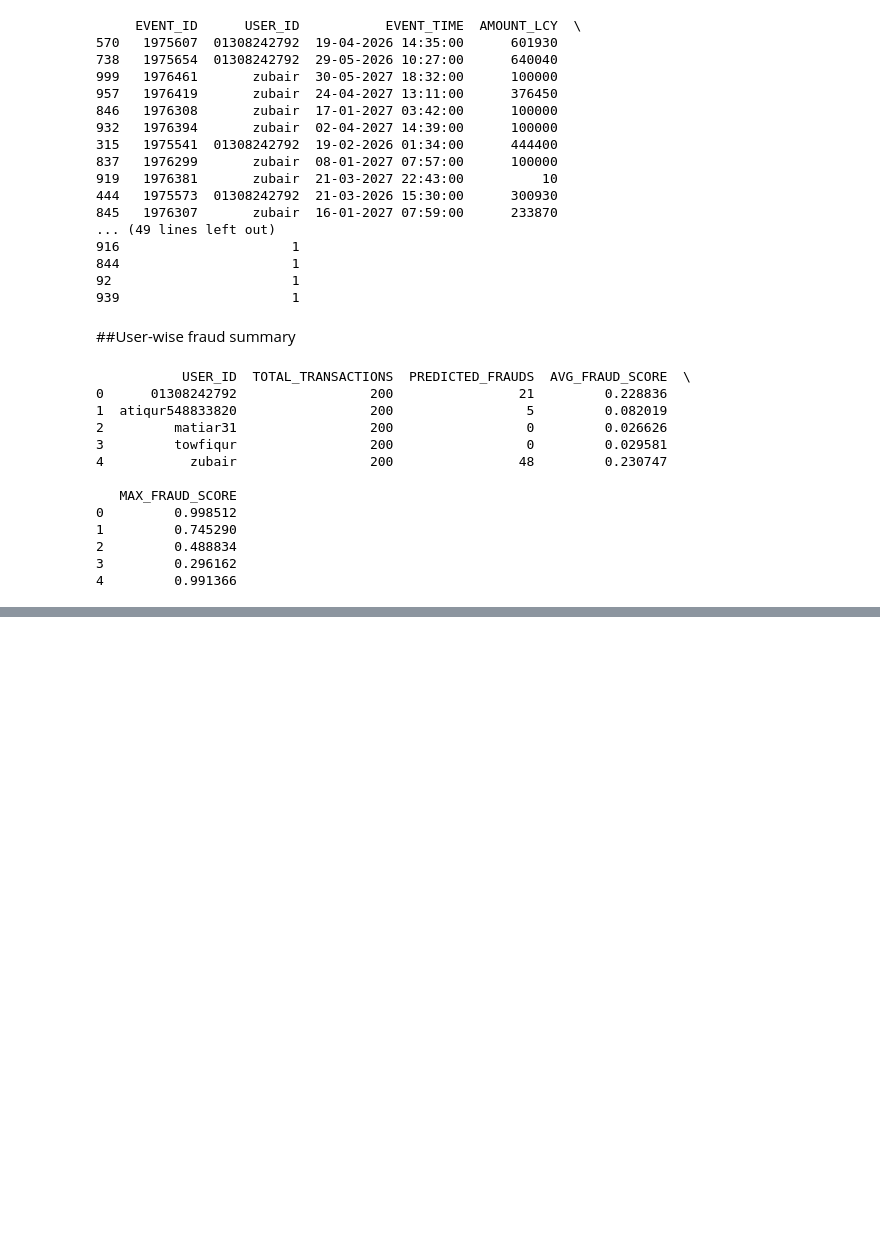
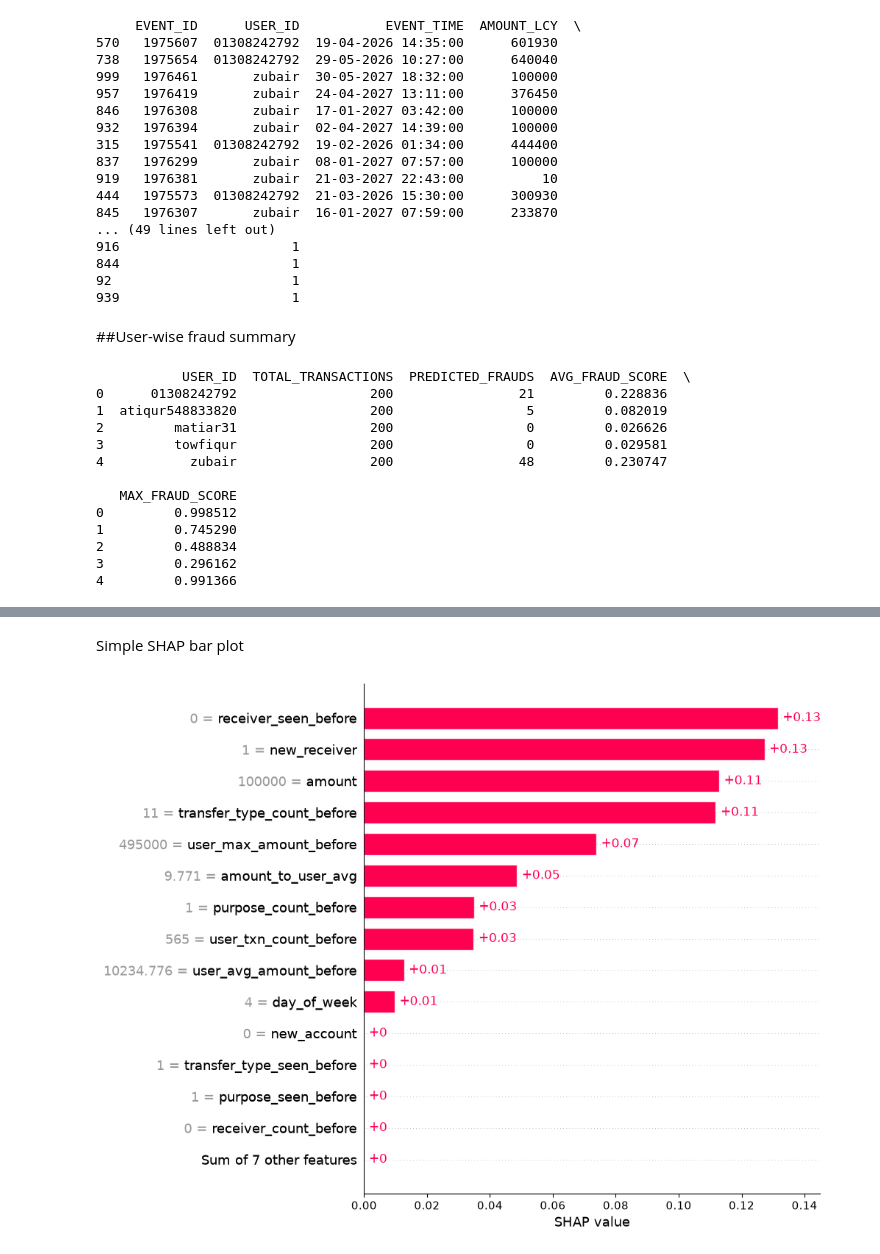
Before and after one commit to primasaha/River_first_make, a Jupyter notebook: River.ipynb, the cells around one changed output, grey strips where cells are left out. Saved outputs shown, nothing was run; the diff lists cells and outputs as text; code cells hidden in the pictures; blank space fills up the shorter version.

```diff
--- a/River.ipynb
+++ b/River.ipynb
@@ -860,0 +1392,9 @@ print(user_summary)
+# %% [markdown]
+Simple SHAP bar plot
+# %%
+shap.plots.bar(
+    river_explanation,
+    max_display=15
+)
+# %% [output]
+[figure, added]
```
Also changed, not shown: parts of 29 cells of this notebook.
